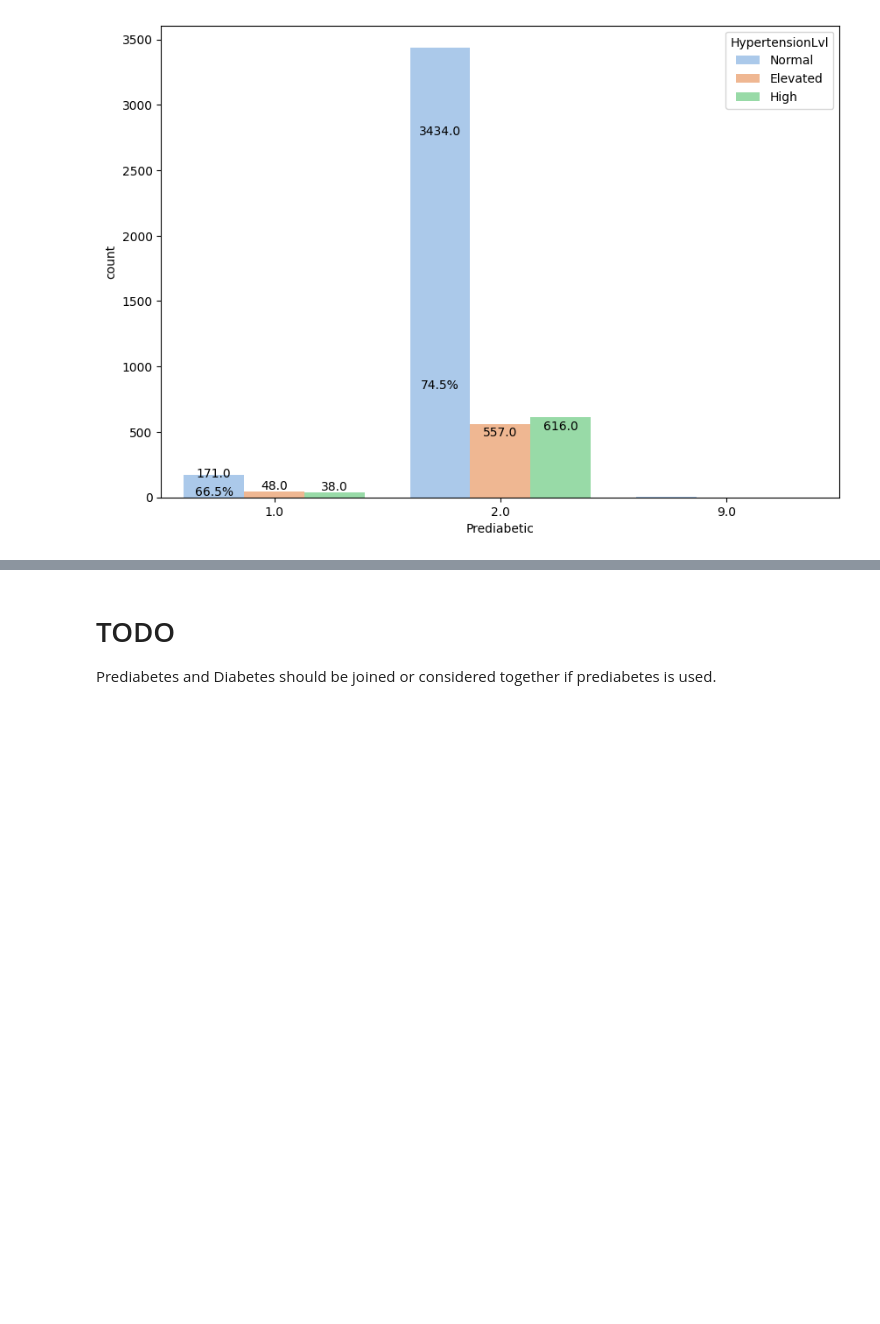
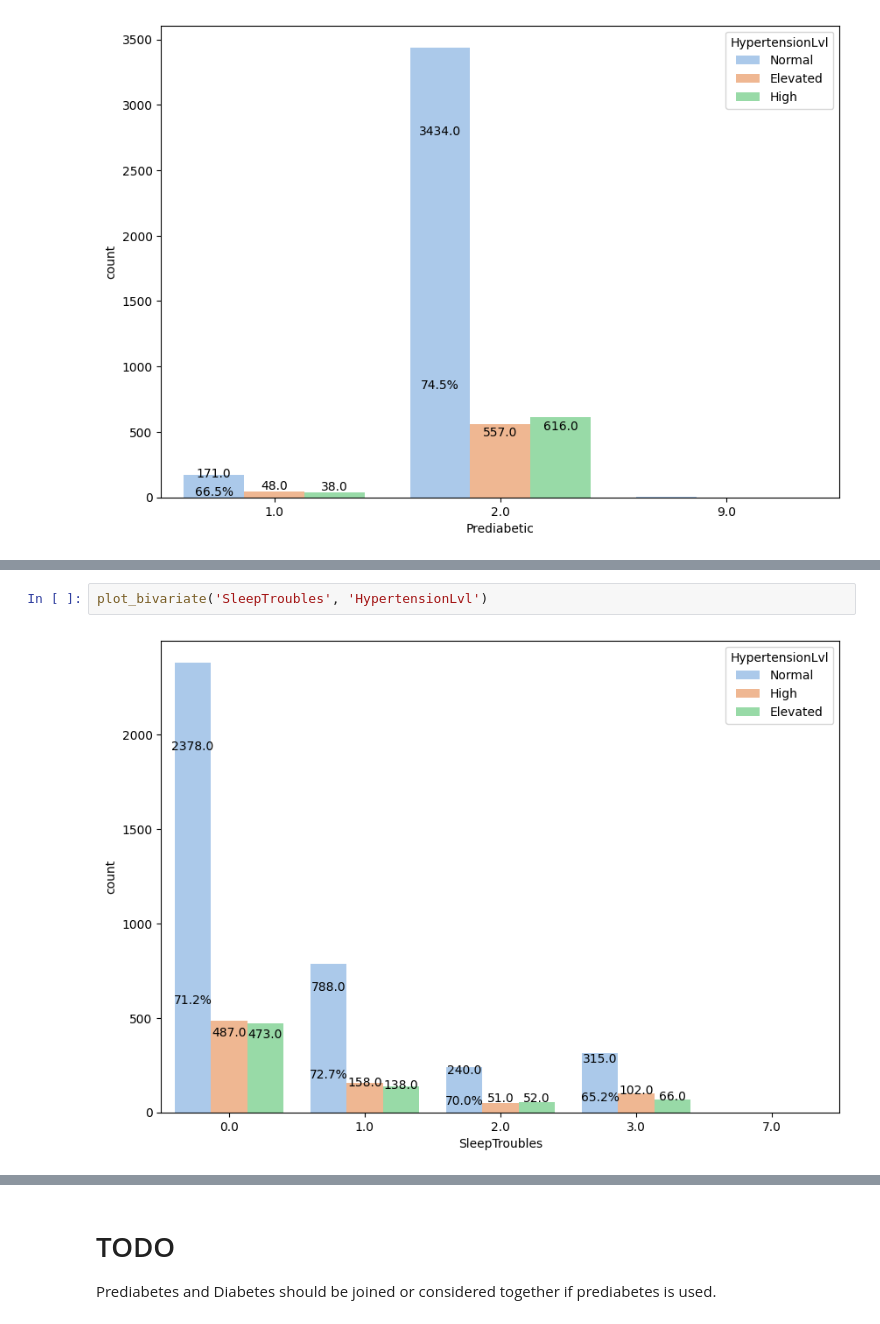
Before and after one commit to samcohen1/HypertensionML, a Jupyter notebook: new_predictor.ipynb, the cells around one changed output, grey strips where cells are left out. Drawn from its saved outputs; the diff is of its cells as text; blank space fills up the shorter version.

```diff
--- a/new_predictor.ipynb
+++ b/new_predictor.ipynb
@@ -1068,0 +1078,4 @@ plot_bivariate('Prediabetic', 'HypertensionLvl')
+# %%
+plot_bivariate('SleepTroubles', 'HypertensionLvl')
+# %% [output]
+[figure, added]
```
Also changed, not shown: parts of 32 cells of this notebook.
